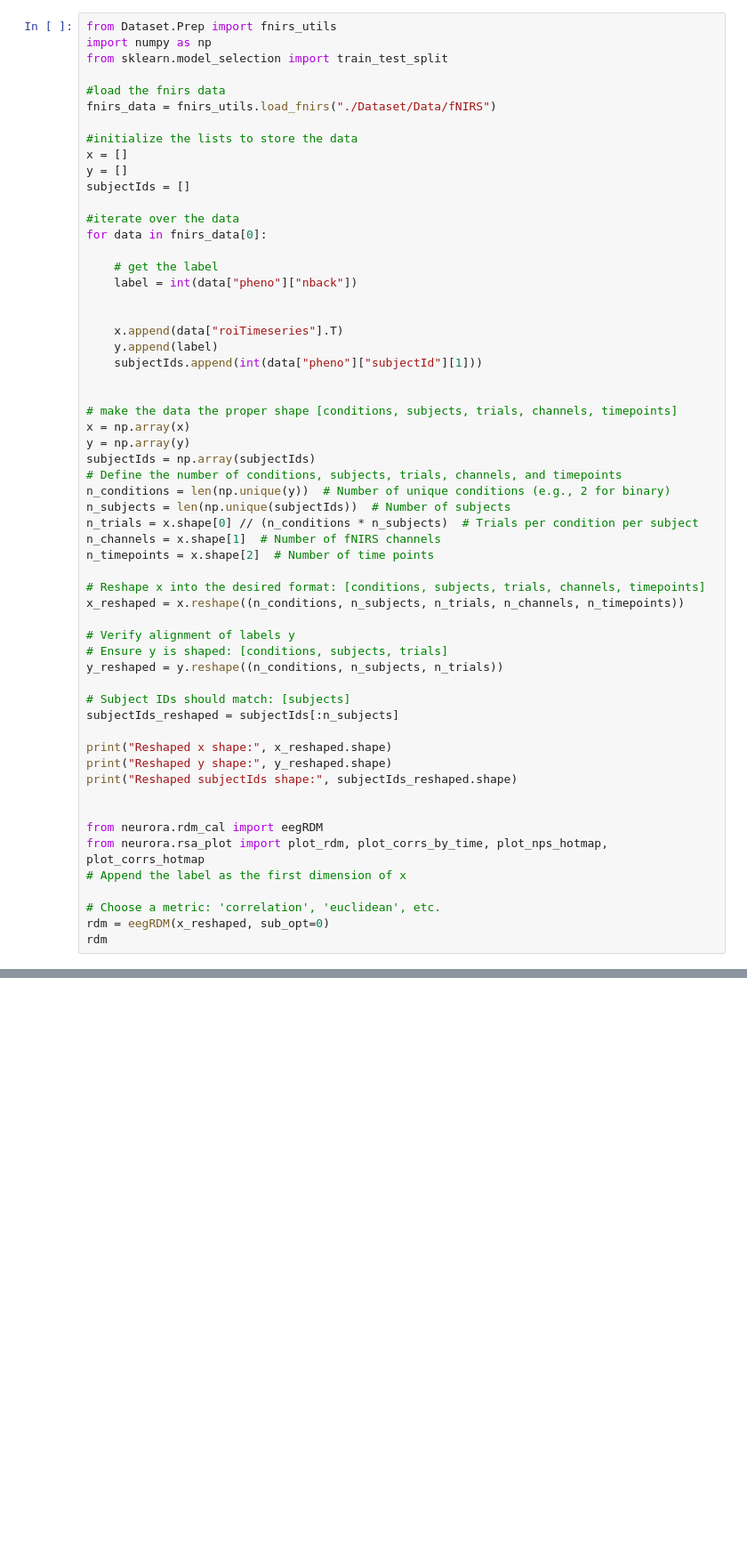
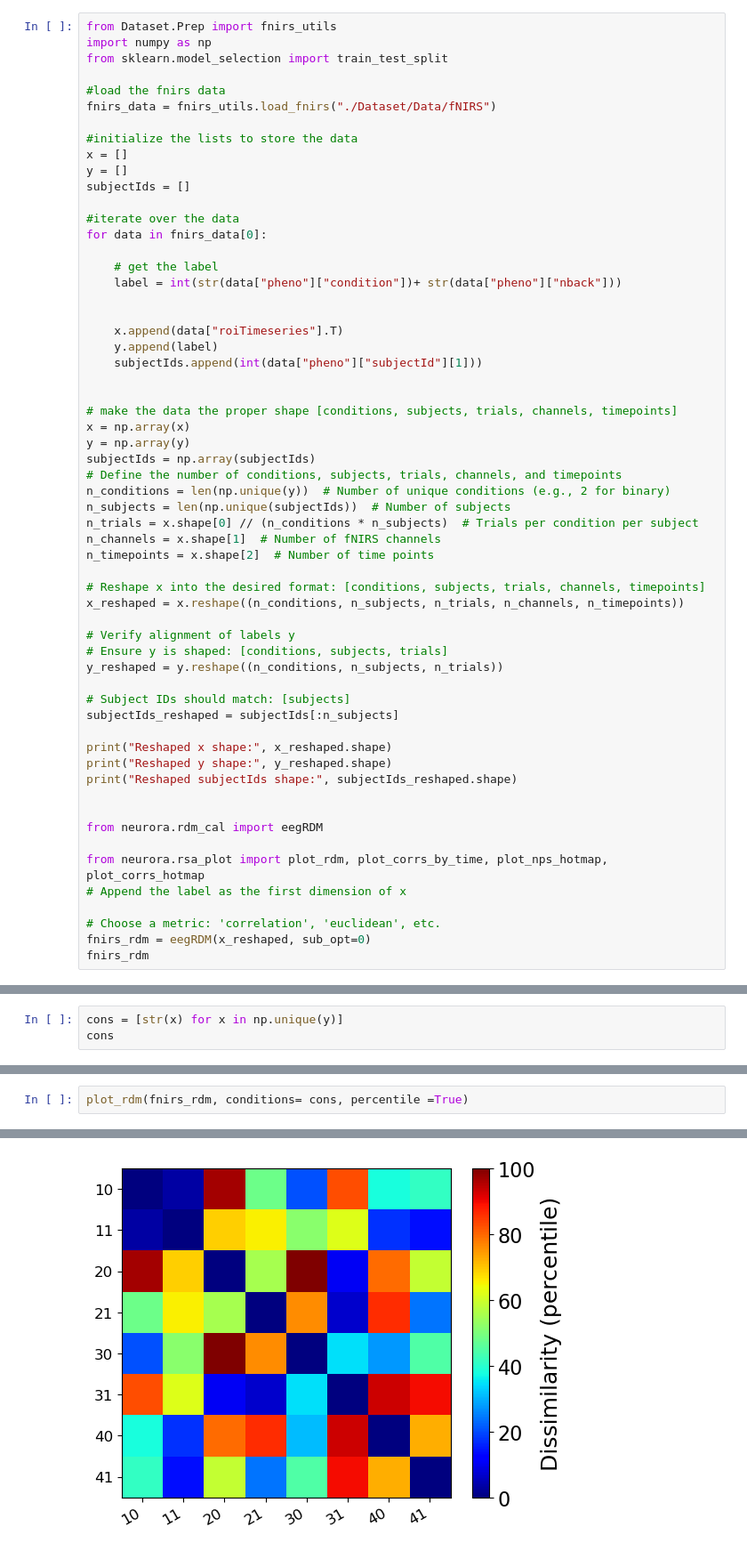
Before and after one commit to aarnol/BolT, a Jupyter notebook: rdm.ipynb, the cells around one changed output, grey strips where cells are left out. Shown at 89% size. Cells and saved outputs as stored; diff of their text form; blank space fills up the shorter version.

```diff
--- a/rdm.ipynb
+++ b/rdm.ipynb
@@ -15,7 +15,7 @@ subjectIds = []
 for data in fnirs_data[0]:
 
     # get the label
-    label = int(data["pheno"]["nback"])
+    label = int(str(data["pheno"]["condition"])+ str(data["pheno"]["nback"]))
 
 
     x.append(data["roiTimeseries"].T)
@@ -50,12 +50,13 @@ print("Reshaped subjectIds shape:", subjectIds_reshaped.shape)
 
 
 from neurora.rdm_cal import eegRDM
+
 from neurora.rsa_plot import plot_rdm, plot_corrs_by_time, plot_nps_hotmap, plot_corrs_hotmap
 # Append the label as the first dimension of x
 
 # Choose a metric: 'correlation', 'euclidean', etc.
-rdm = eegRDM(x_reshaped, sub_opt=0)
-rdm
+fnirs_rdm = eegRDM(x_reshaped, sub_opt=0)
+fnirs_rdm
 # %% [output]
 Subject 0 loaded
 Subject 1 loaded
@@ -75,0 +87,3 @@ The shape of RDM cannot be 2*2. Here NeuroRA cannot plot this RDM.
+# %%
+cons = [str(x) for x in np.unique(y)]
+cons
@@ -75,0 +92,3 @@ The shape of RDM cannot be 2*2. Here NeuroRA cannot plot this RDM.
+# %%
+plot_rdm(fnirs_rdm, conditions= cons, percentile =True)
+# %% [output]
@@ -75,0 +96 @@ The shape of RDM cannot be 2*2. Here NeuroRA cannot plot this RDM.
+[figure, added]
```
Also changed, not shown: parts of 10 cells of this notebook, 1 other file.
